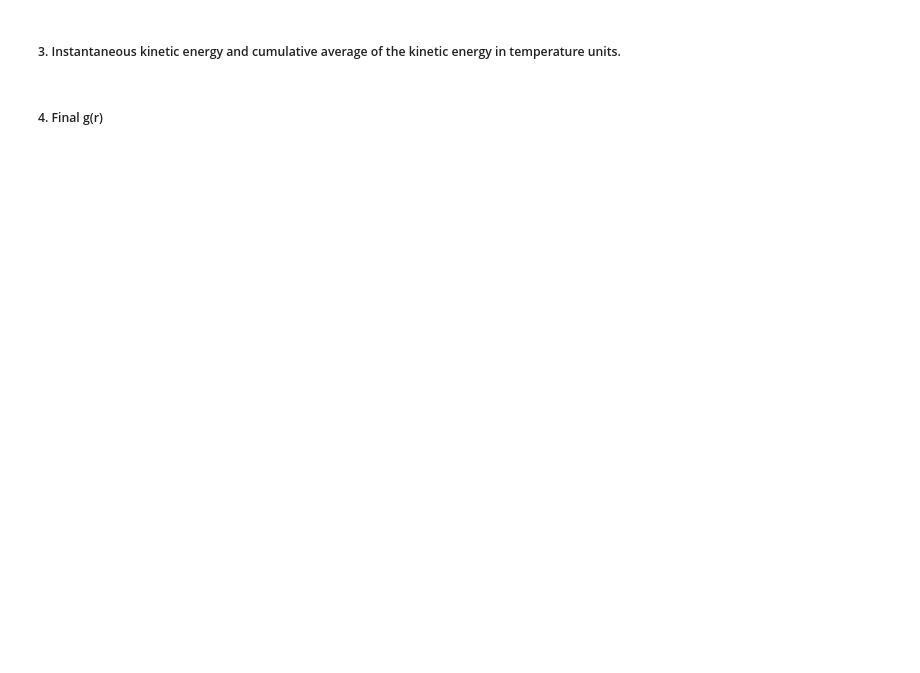
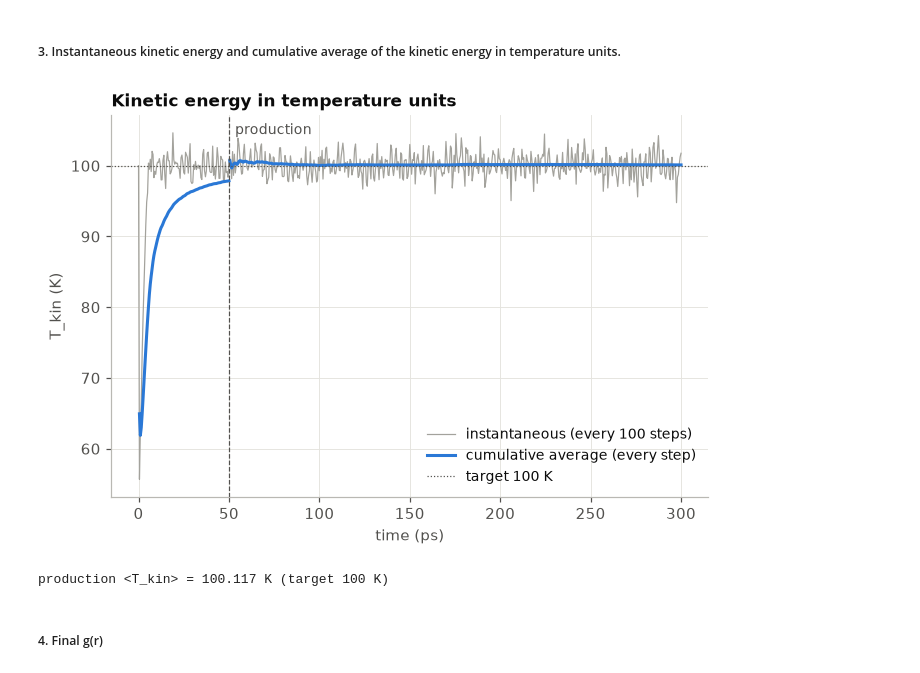
Before and after one commit to blam1o1/computational_excercise_lennard_jones_liquid, a Jupyter notebook: _2_write_up_and_analysis.ipynb, the cells around one changed output. Drawn from its saved outputs; the diff is of its cells as text; code cells hidden in the pictures; blank space fills up the shorter version.

```diff
--- a/_2_write_up_and_analysis.ipynb
+++ b/_2_write_up_and_analysis.ipynb
@@ -17,4 +146,31 @@ The entire source code can be found at this public github repo:
 # %% [markdown]
 ##### 3. Instantaneous kinetic energy and cumulative average of the kinetic energy in temperature units.
+# %%
+fig, ax = plt.subplots(figsize=(7, 4.5))
+ax.plot(
+    run["time"], run["T"],
+    color=GREY, lw=0.8,
+    label=f"instantaneous (every {int(P['thermo_every'])} steps)"
+)
+ax.plot(
+    eq["time"], eq["T_avg"],
+    color=BLUE, lw=2,
+    label="cumulative average (every step)"
+)
+ax.plot(
+    pr["time"], pr["T_avg"],
+    color=BLUE, lw=2
+)
+ax.axhline(T0, color=INK2, lw=0.8, ls=":", label=f"target {T0:g} K")
+ax.set_title("Kinetic energy in temperature units")
+ax.set_xlabel("time (ps)")
+ax.set_ylabel("T_kin (K)")
+ax.legend(loc="lower right")
+mark_production(ax)
+plt.show()
+print(f"production <T_kin> = {pr['T_avg'][-1]:.3f} K (target {T0:g} K)")
+# %% [output]
+[figure, added]
+production <T_kin> = 100.117 K (target 100 K)
 # %% [markdown]
 ##### 4. Final g(r)
```
Also changed, not shown: parts of 13 cells of this notebook, 15 other files.
